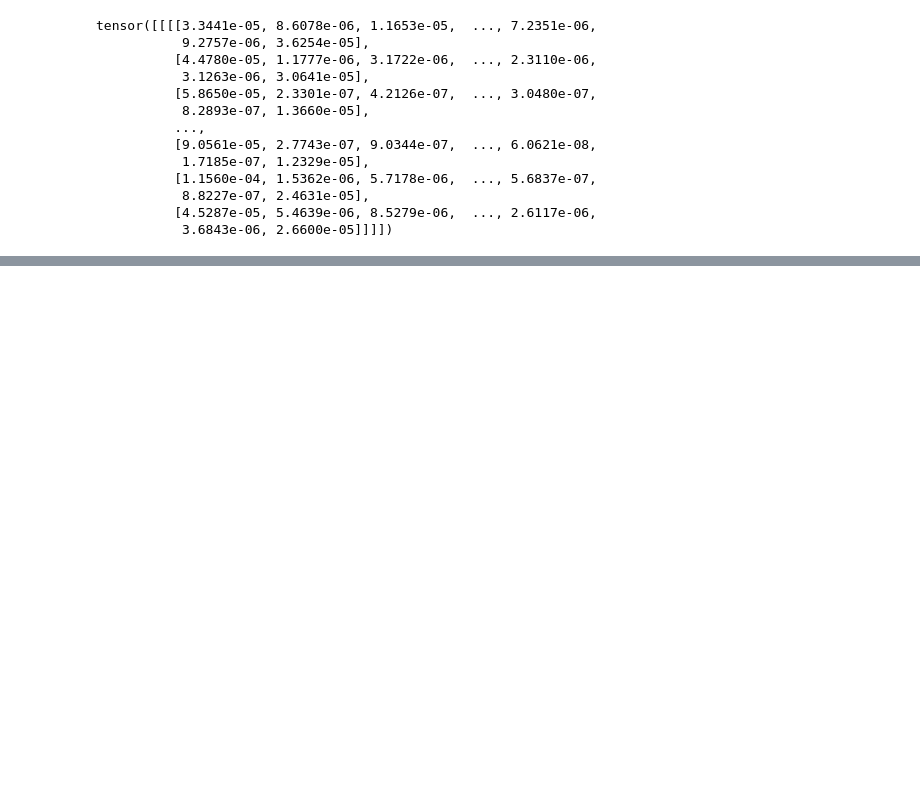
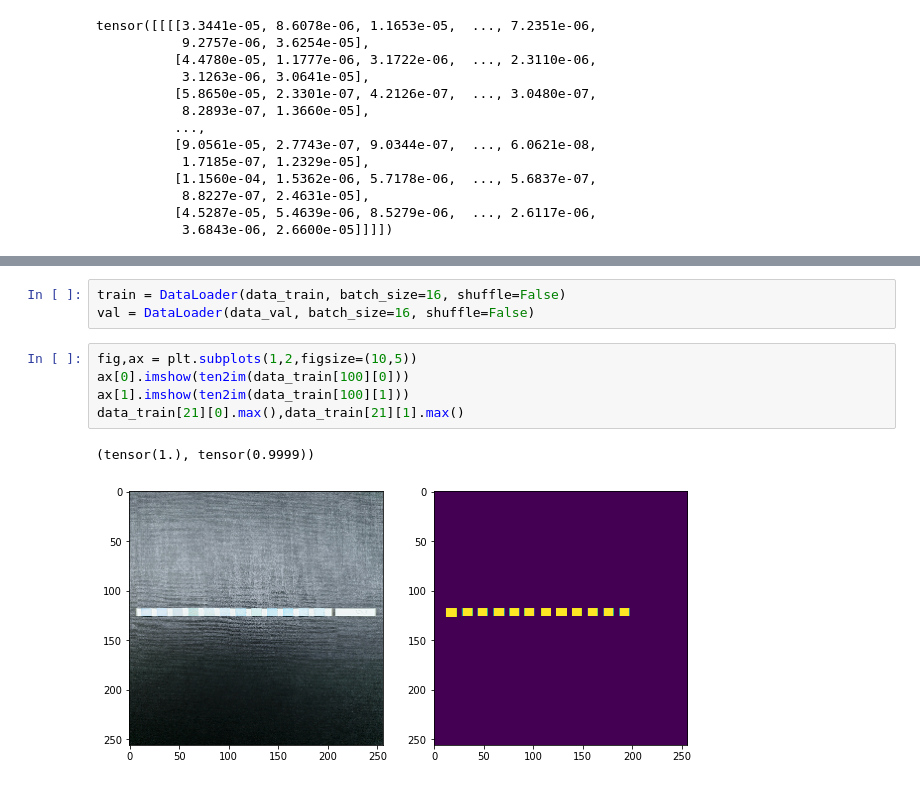
Before and after one commit to fitagdinov/urina, a Jupyter notebook: Notebooks/Untitled.ipynb, the cells around one changed output, grey strips where cells are left out. Drawn from its saved outputs; the diff is of its cells as text; blank space fills up the shorter version.

```diff
--- a/Notebooks/Untitled.ipynb
+++ b/Notebooks/Untitled.ipynb
@@ -509,0 +726,11 @@ array([[[0.48956415, 0.50222886, 0.5294041 , ..., 0.61665905,
+# %%
+train = DataLoader(data_train, batch_size=16, shuffle=False)
+val = DataLoader(data_val, batch_size=16, shuffle=False)
+# %%
+fig,ax = plt.subplots(1,2,figsize=(10,5))
+ax[0].imshow(ten2im(data_train[100][0]))
+ax[1].imshow(ten2im(data_train[100][1]))
+data_train[21][0].max(),data_train[21][1].max()
+# %% [output]
+(tensor(1.), tensor(0.9999))
+[figure, added]
```
Also changed, not shown: parts of 28 cells of this notebook, 5 other files.
